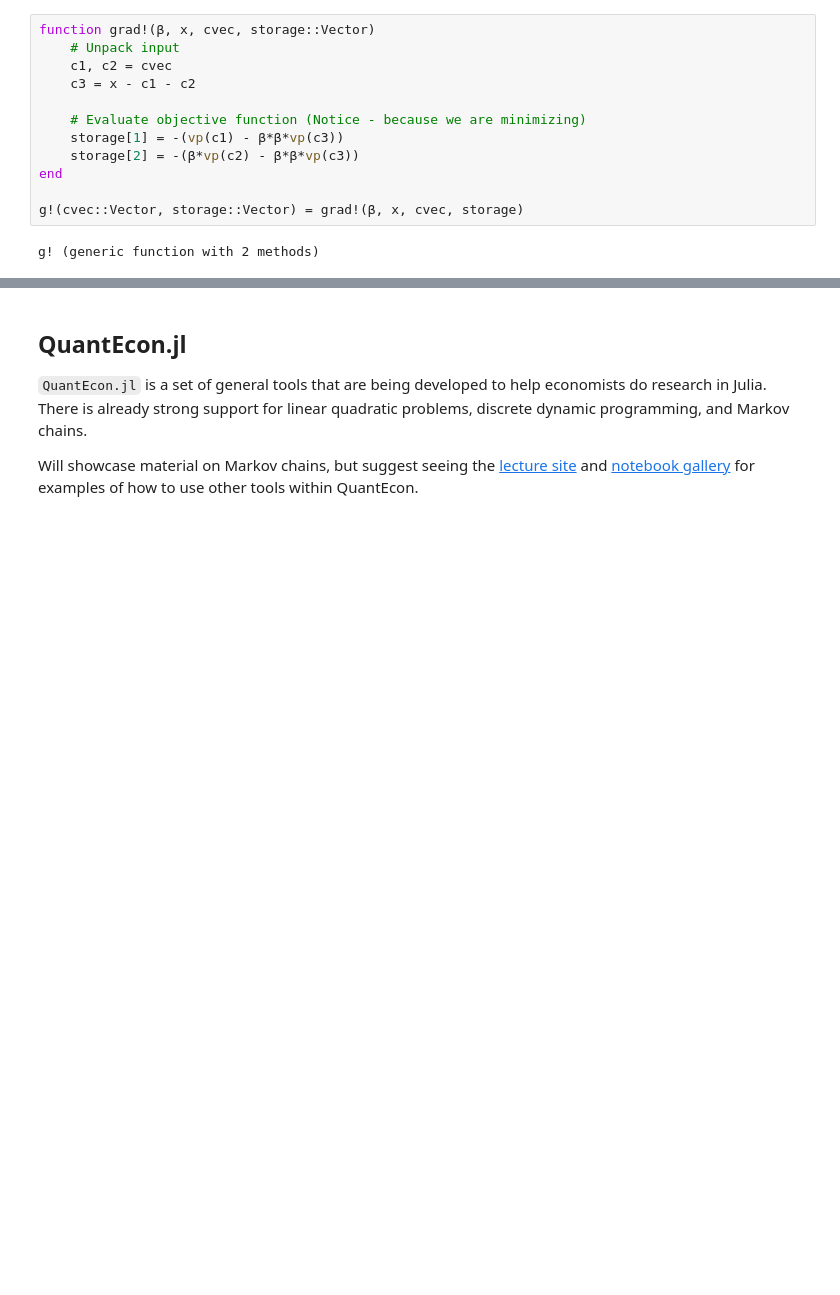
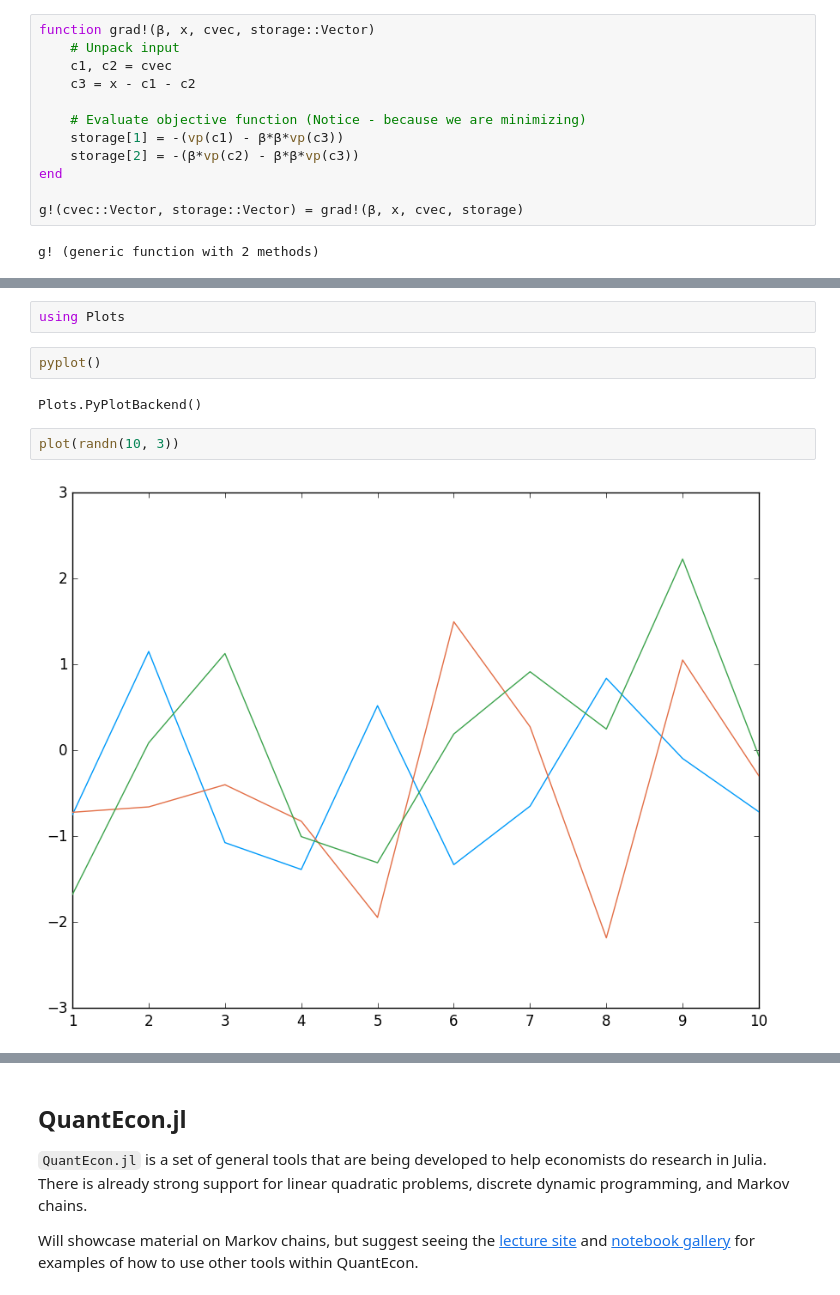
Before and after one commit to QuantEcon/emet_summer_workshop, a Jupyter notebook: lecture_3/julia_package_notebook.ipynb, the cells around one changed output, grey strips where cells are left out. Drawn from its saved outputs; the diff is of its cells as text; blank space fills up the shorter version.

```diff
--- a/lecture_3/julia_package_notebook.ipynb
+++ b/lecture_3/julia_package_notebook.ipynb
@@ -377,0 +382,10 @@ Optim.minimum(res_d) - Optim.minimum(res_nd)
+# %%
+using Plots
+# %%
+pyplot()
+# %% [output]
+Plots.PyPlotBackend()
+# %%
+plot(randn(10, 3))
+# %% [output]
+[figure, added]
```
Also changed, not shown: parts of 11 cells of this notebook, 1 other file.
